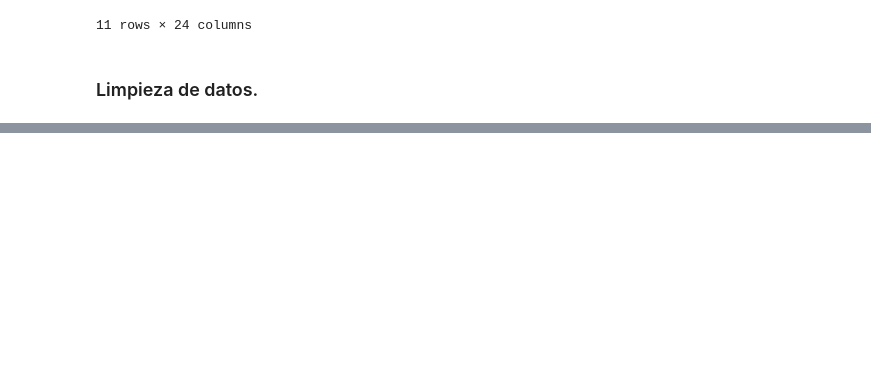
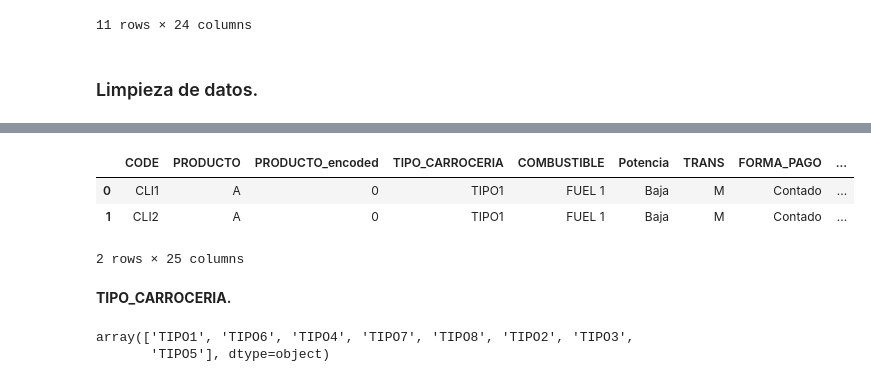
Before and after one commit to clauloro/Caso01_Propensity, a Jupyter notebook: Análisis Exploratorio de Datos - Propensión de Compra.ipynb, the cells around one changed output, grey strips where cells are left out. Drawn from its saved outputs; the diff is of its cells as text; code cells hidden in the pictures; blank space fills up the shorter version.

```diff
--- a/Análisis Exploratorio de Datos - Propensión de Compra.ipynb
+++ b/Análisis Exploratorio de Datos - Propensión de Compra.ipynb
@@ -125,0 +278,4 @@ dtype: int64
+# %%
+
+label_encoder = LabelEncoder()
+df['PRODUCTO_encoded'] = label_encoder.fit_transform(df['PRODUCTO'])
@@ -125,0 +285,21 @@ dtype: int64
+# %%
+
+cols = df.columns.tolist()
+disclosure_index = cols.index('PRODUCTO')
+cols.insert(disclosure_index + 1, cols.pop(cols.index('PRODUCTO_encoded')))
+df = df[cols]
+# %%
+
+df.head(2)
+# %% [output]
+|  | CODE | PRODUCTO | PRODUCTO_encoded | TIPO_CARROCERIA | COMBUSTIBLE | Potencia | TRANS | FORMA_PAGO | ... |
+| 0 | CLI1 | A | 0 | TIPO1 | FUEL 1 | Baja | M | Contado | ... |
+| 1 | CLI2 | A | 0 | TIPO1 | FUEL 1 | Baja | M | Contado | ... |
+2 rows × 25 columns
+# %% [markdown]
+**TIPO_CARROCERIA.**
+# %%
+df['TIPO_CARROCERIA'].unique()
+# %% [output]
+array(['TIPO1', 'TIPO6', 'TIPO4', 'TIPO7', 'TIPO8', 'TIPO2', 'TIPO3',
+       'TIPO5'], dtype=object)
```
Also changed, not shown: parts of 98 cells of this notebook.
